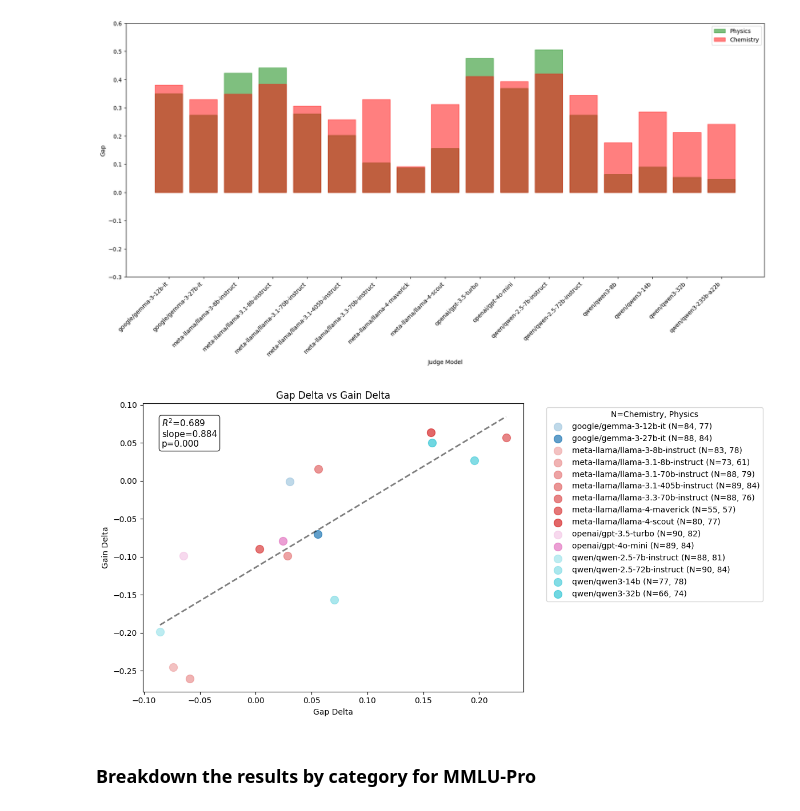
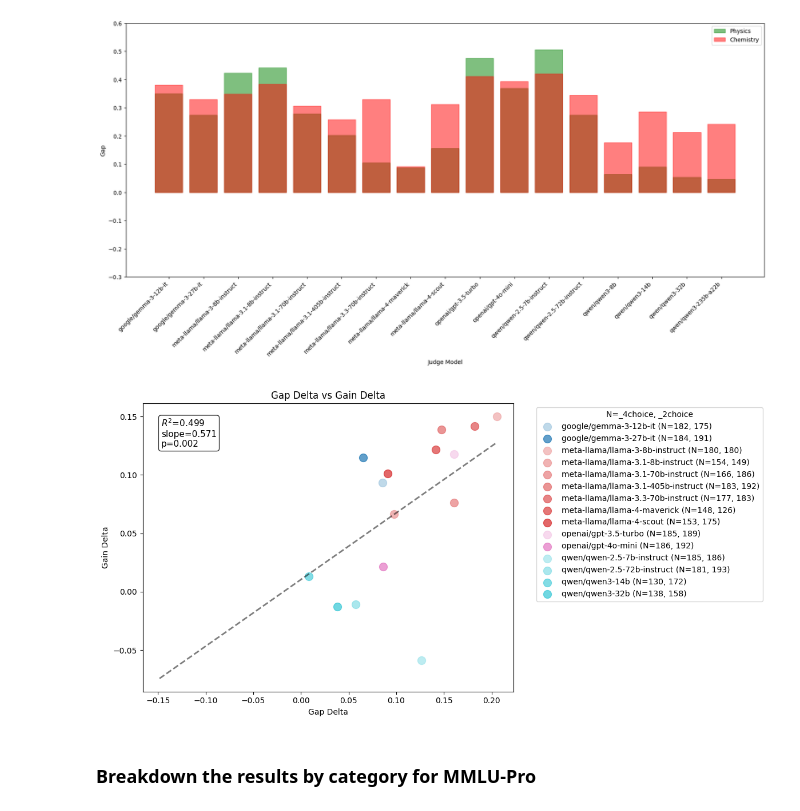
Before and after one commit to joshlevy89/llm_judge_debate_NEW, a Jupyter notebook: analysis.ipynb, the cells around one changed output. Drawn from its saved outputs; the diff is of its cells as text; code cells hidden in the pictures.

```diff
--- a/analysis.ipynb
+++ b/analysis.ipynb
@@ -465,45 +465,54 @@ plt.show()
 # %%
 ## Look at gap DELTAS relative to gain DELTAS
 
-merged_domains = results_df_chemistry.merge(results_df_physics, on='name', suffixes=('_chemistry', '_physics'))
-merged_domains.head()
+# suffixes = ['_chemistry', '_physics']
+# merged = results_df_chemistry.merge(results_df_physics, on='name', suffixes=suffixes)
 
-merged_domains['gap_delta'] = merged_domains['debater_minus_judge_qa_chemistry'] - merged_domains['debater_minus_judge_qa_physics']
-merged_domains['gain_delta'] = merged_domains['verdict_minus_judge_qa_chemistry'] - merged_domains['verdict_minus_judge_qa_physics']
+suffixes = ['_4choice', '_2choice']
+merged = results_df_gpqa_4_choice.merge(results_df_gpqa_2_choice, on='name', suffixes=suffixes)
+
+xfield = 'gain_delta'
+# xfield = 'judge_delta'
+
+
+merged['gap_delta'] = merged[f'debater_minus_judge_qa{suffixes[0]}'] - merged[f'debater_minus_judge_qa{suffixes[1]}']
+merged['gain_delta'] = merged[f'verdict_minus_judge_qa{suffixes[0]}'] - merged[f'verdict_minus_judge_qa{suffixes[1]}']
+merged['judge_delta'] = merged[f'judge_qa{suffixes[0]}'] - merged[f'judge_qa{suffixes[1]}']
 
 fig, ax = plt.subplots(figsize=(12, 6))
 
-names, color_map = sort_and_color_by_model_family(merged_domains['name'])
+names, color_map = sort_and_color_by_model_family(merged['name'])
 for name in names:
-    row = merged_domains[merged_domains['name'] == name].iloc[0]
-    n_chem = int(row['n_total_chemistry'])
-    n_phys = int(row['n_total_physics'])
-    if n_chem < 50 or n_phys < 50:
+    row = merged[merged['name'] == name].iloc[0]
+    n_0 = int(row[f'n_total{suffixes[0]}'])
+    n_1 = int(row[f'n_total{suffixes[1]}'])
+    if n_0 < 50 or n_1 < 50:
         continue
-    ax.scatter(row['gap_delta'], row['gain_delta'],
+    ax.scatter(row['gap_delta'], row[xfield],
                color=color_map[name],
-               label=f"{name} (N={n_chem}, {n_phys})",
+               label=f"{name} (N={n_0}, {n_1})",
                alpha=0.7,
                s=100)
 
-slope, intercept, r, p, se = stats.linregress(merged_domains['gap_delta'], merged_domains['gain_delta'])
-x_line = np.linspace(merged_domains['gap_delta'].min(), merged_domains['gap_delta'].max(), 100)
+slope, intercept, r, p, se = stats.linregress(merged['gap_delta'], merged[xfield])
+x_line = np.linspace(merged['gap_delta'].min(), merged['gap_delta'].max(), 100)
 y_line = slope * x_line + intercept
 ax.plot(x_line, y_line, 'k--', alpha=0.5, linewidth=2)
 
 ax.text(0.05, 0.95, f'$R^2$={r**2:.3f}\nslope={slope:.3f}\np={p:.3f}',
         transform=ax.transAxes, fontsize=11, verticalalignment='top',
         bbox=dict(boxstyle='round', facecolor='white', alpha=0.8))
 
 ax.set_xlabel('Gap Delta')
-ax.set_ylabel('Gain Delta')
-ax.set_title('Gap Delta vs Gain Delta')
-ax.legend(bbox_to_anchor=(1.05, 1), loc='upper left', title='N=Chemistry, Physics')
+ax.set_ylabel(f'{xfield}')
+ax.set_title(f'Gap Delta vs {xfield}')
+ax.legend(bbox_to_anchor=(1.05, 1), loc='upper left', title=f'N={suffixes[0]}, {suffixes[1]}')
+
 
 plt.tight_layout()
 plt.show()
 # %% [output]
-[figure, old version]
+[figure, new version]
 # %% [markdown]
 ### Breakdown the results by category for MMLU-Pro
 # %%
```
